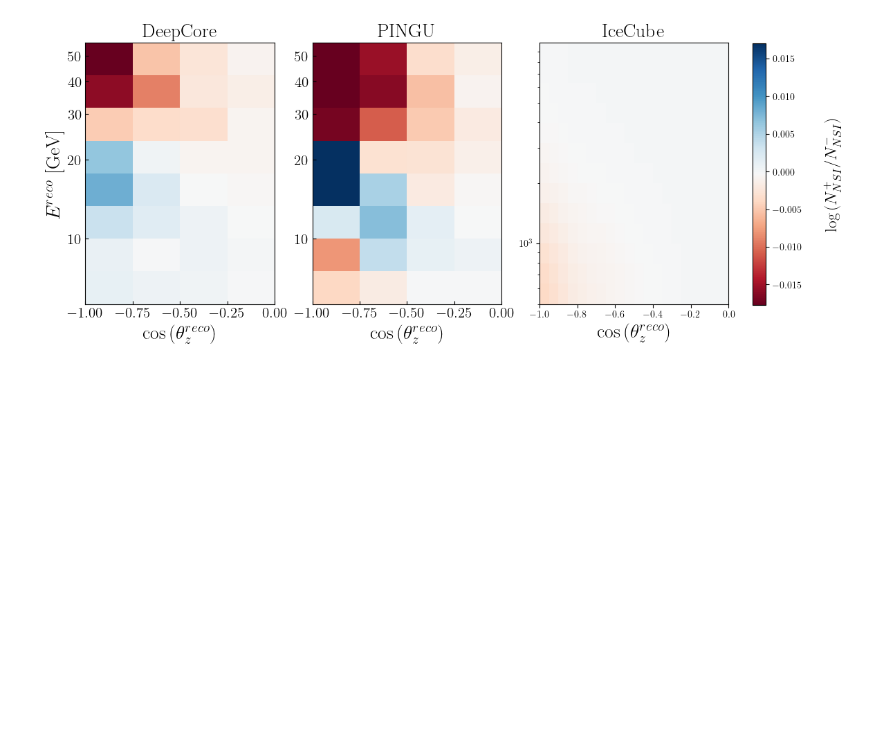
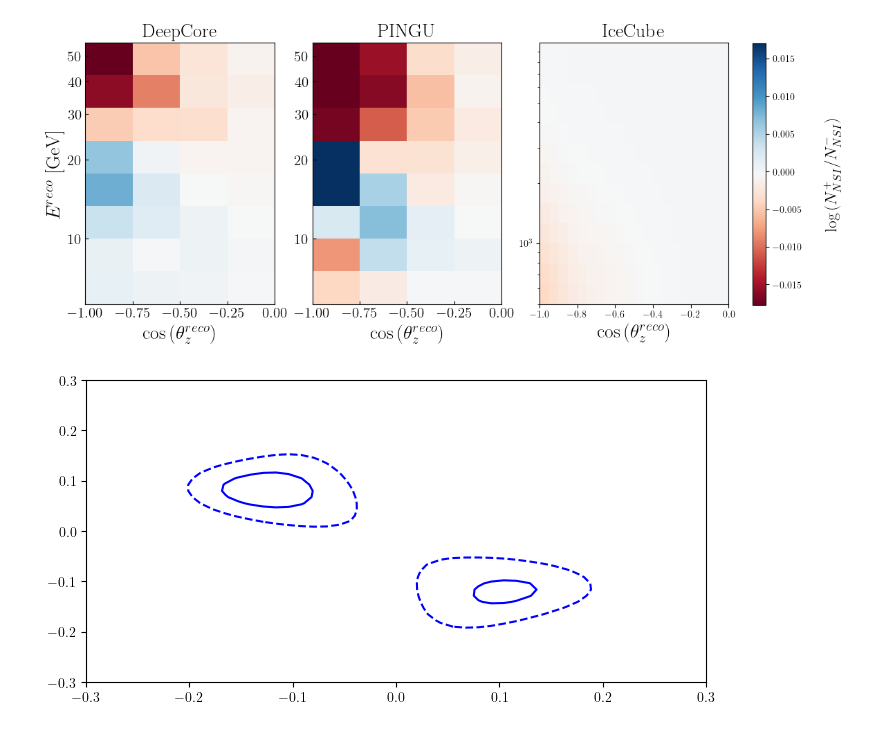
Before and after one commit to Sjoeborg/thesis, a Jupyter notebook: notebooks/PINGU/analysis.ipynb, the cells around one changed output. Saved outputs shown, nothing was run; the diff lists cells and outputs as text; code cells hidden in the pictures; blank space fills up the shorter version.

```diff
--- a/notebooks/PINGU/analysis.ipynb
+++ b/notebooks/PINGU/analysis.ipynb
@@ -549,3 +494,46 @@ ax[2].set_title(r'IceCube', fontsize=20)
 plt.savefig('./article/figures/emt_events.pdf', bbox_inches="tight")
 # %% [output]
 [figure]
+# %%
+dm31_range, th23_range,ett_range, emt_range, eem_range, eet_range = get_param_list(dm31N=1, th23N=1,
+                                                                            ett_tuple=(-ett,ett,1),
+                                                                            emt_tuple=(-emt,emt,10),
+                                                                            eem_tuple=(-eem,eem,10),
+                                                                            eet_tuple=(-eet,eet,10),
+                                                                            IO = True if ordering == 'IO' else False)
+
+param_dict = nufit_params_nsi_IO if ordering == 'IO' else nufit_params_nsi
+param_list = list_of_params_nsi(param_dict, dm31_range, th23_range,ett_range, emt_range, eem_range,eet_range)
+
+H1 = pickle.load(open(f'./pre_computed/H1_{ordering}_PINGU_{len(dm31_range)}x{len(th23_range)}x{len(ett_range)}x{len(emt_range)}x{len(eem_range)}x{len(eet_range)}.p','rb'))*livetime
+H0 = pickle.load(open(f'./pre_computed/H0_{ordering}_PINGU.p','rb'))*livetime
+chisq,  best_fit_index = get_deltachi([H for H in H1],H0,0,[sigma_a,sigma_b],f,x0=[1,0])
+
+reshaped_chisq = chisq.reshape(len(eet_range),
+                            len(eem_range),
+                            len(emt_range),
+                            len(ett_range),
+                            len(th23_range),
+                            len(dm31_range)).T
+# %%
+best_fit_index = np.argmin(reshaped_chisq)
+best_dm31_index,best_th23_index,best_ett_index,best_emt_index,best_eem_index,best_eet_index = np.unravel_index(best_fit_index,reshaped_chisq.shape)
+# %%
+best_dm31_index,best_th23_index,best_ett_index,best_emt_index,best_eem_index,best_eet_index
+marginalized_chisq = reshaped_chisq[best_dm31_index,best_th23_index,best_ett_index,:,:,:]
+marginalized_deltachi = marginalized_chisq - marginalized_chisq.min()
+# %%
+fig, ax = plt.subplots(1,1)
+i = 2
+dchi = marginalized_deltachi[i,:,:].reshape(9,9)
+x = np.linspace(-eet,eet,9)
+y = np.linspace(-eem,eem,9)
+spl = RectBivariateSpline(x,y,dchi)
+x_fine = np.linspace(x.min(),x.max(),50)
+y_fine = np.linspace(y.min(),y.max(),50)
+z = spl(x_fine, y_fine)
+
+
+im = ax.contour(x_fine,y_fine,z, levels=[chi2.ppf(0.9,2),chi2.ppf(0.9973,2)],colors=['b','b'], linestyles = ['solid','dashed'])
+# %% [output]
+[figure, added]
```
Also changed, not shown: parts of 17 cells of this notebook, 10 other files.
